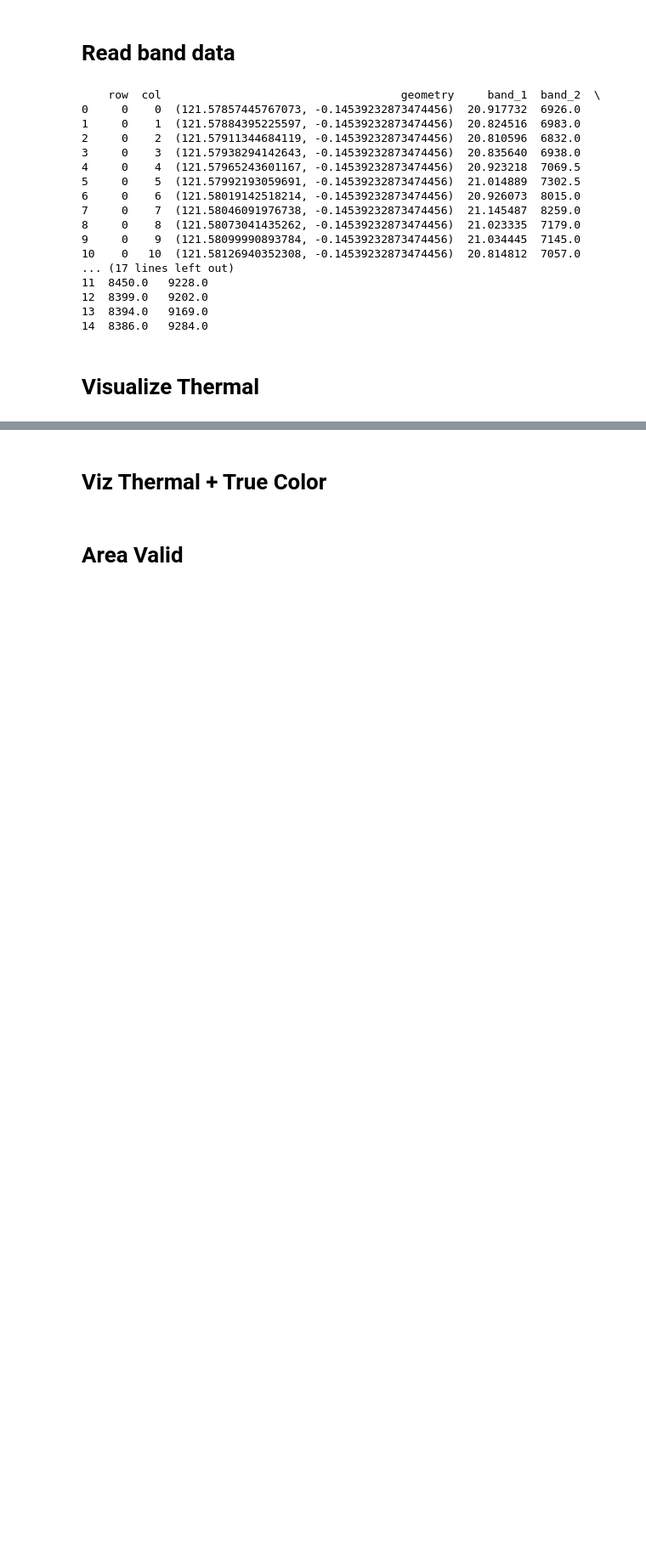
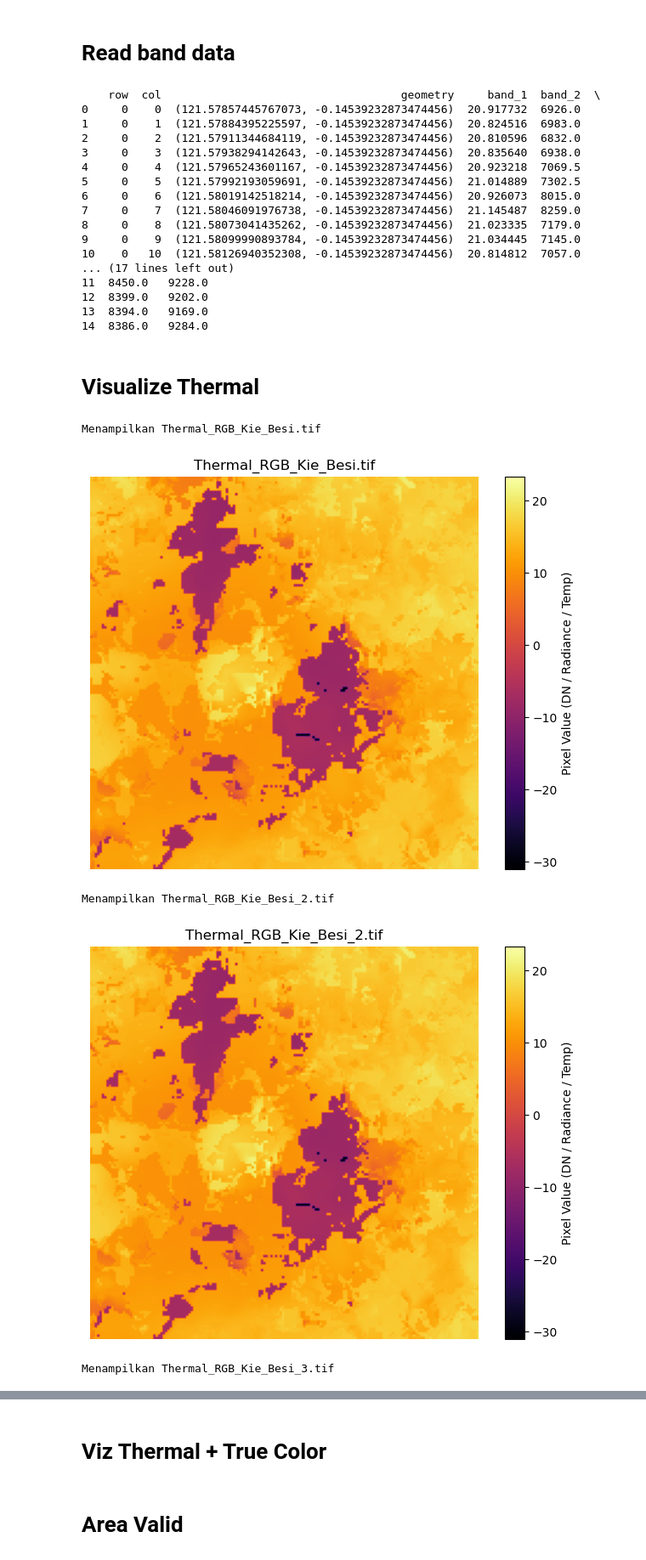
Before and after one commit to naomielianora/penelitian_ta, a Jupyter notebook: tif_analysis.ipynb, the cells around one changed output, grey strips where cells are left out. Shown at 85% size. Saved outputs shown, nothing was run; the diff lists cells and outputs as text; code cells hidden in the pictures; blank space fills up the shorter version.

```diff
--- a/tif_analysis.ipynb
+++ b/tif_analysis.ipynb
@@ -67,29 +67,35 @@ print(tif_df)
 # %%
 import os
 import rasterio
 import matplotlib.pyplot as plt
 import numpy as np
 
 # Path folder
-thermal_folder_path = '../DATA/LANDSAT_50_CF_2Y'
+thermal_folder_path = '../DATA/KIE BESI'
 
 # Loop semua file .tif
 for fname in os.listdir(thermal_folder_path):
     if fname.endswith('.tif'):
         fpath = os.path.join(thermal_folder_path, fname)
         print(f"Menampilkan {fname}")
 
         # Baca file GeoTIFF
         with rasterio.open(fpath) as src:
             img = src.read(1)  # ambil band pertama (karena thermal biasanya single band)
 
             # Mask nilai no data
             img = np.where(img == src.nodata, np.nan, img)
 
             # Tampilkan
             plt.figure(figsize=(8, 6))
             plt.imshow(img, cmap="inferno")
             plt.colorbar(label="Pixel Value (DN / Radiance / Temp)")
             plt.title(fname)
             plt.axis("off")
             plt.show()
+# %% [output]
+Menampilkan Thermal_RGB_Kie_Besi.tif
+[figure, added]
+Menampilkan Thermal_RGB_Kie_Besi_2.tif
+[figure, added]
+Menampilkan Thermal_RGB_Kie_Besi_3.tif
```
Also changed, not shown: parts of 2 cells of this notebook, 1 other file.
